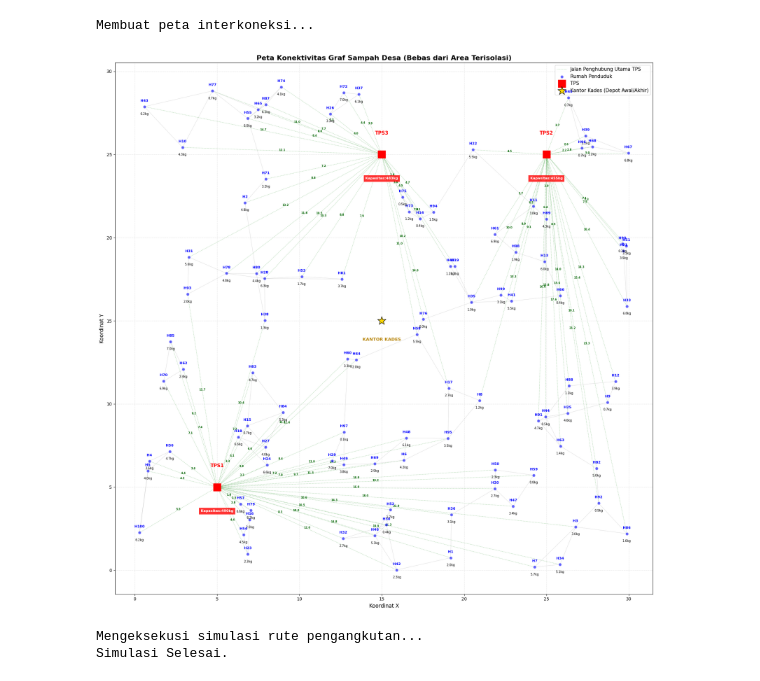
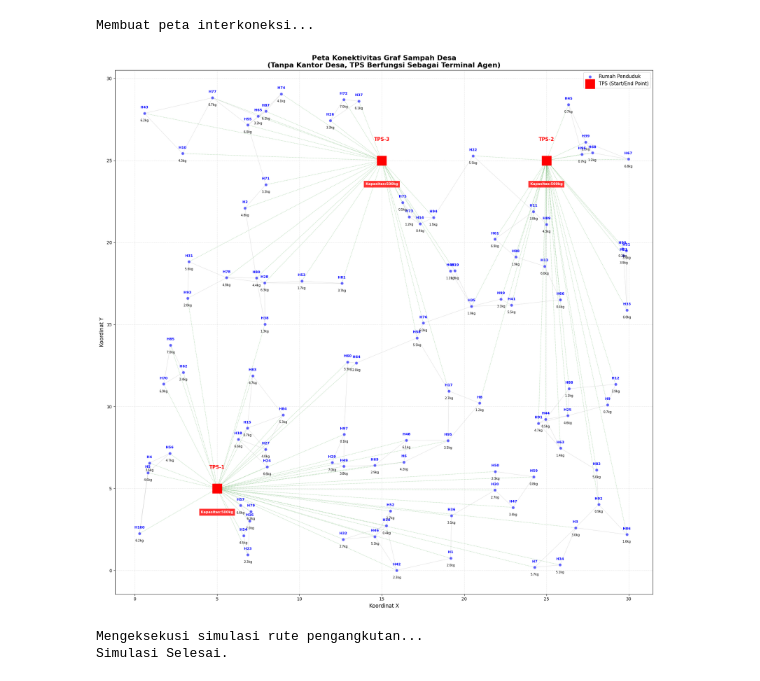
Before and after one commit to ighfir-maulana/Tubes-DKA, a Jupyter notebook: ighfir.ipynb, the cells around one changed output. Drawn from its saved outputs; the diff is of its cells as text; code cells hidden in the pictures.

```diff
--- a/ighfir.ipynb
+++ b/ighfir.ipynb
@@ -68,7 +81,7 @@ trucks = [Vehicle(f"Truk-{i+1}", "Truk", 200, TIME_TRK_START, TIME_TRK_END, 3.0/
 all_vehicles = carts + trucks
 # %%
 # ==========================================================
-# 2. SELEKSI JALAN DAN VISUALISASI TANPA AREA TERISOLASI
+# 2. SELEKSI JALAN DAN VISUALISASI PETA
 # ==========================================================
 def plot_village_map(houses, tps_list):
     plt.figure(figsize=(18, 18))
@@ -89,45 +102,39 @@ def plot_village_map(houses, tps_list):
                 plt.plot([start_node.x, end_node.x], [start_node.y, end_node.y], color='gray', linestyle='-', linewidth=0.6, alpha=0.3)
                 seen_edges.add(pair)
 
-    # JALAN KRUSIAL: Hubungkan setiap rumah ke TPS terdekat untuk memutus isolasi graf
+    # Hubungkan setiap rumah ke TPS terdekat (memutus isolasi graf)
     for h in houses:
         closest_tps = min(tps_list, key=lambda t: get_dist(h, t))
         d = get_dist(h, closest_tps)
         pair = tuple(sorted((h.id, closest_tps.id)))
         if pair not in seen_edges:
-            plt.plot([h.x, closest_tps.x], [h.y, closest_tps.y], color='green', linestyle=':', linewidth=0.8, alpha=0.5, label='Jalan Penghubung Utama TPS' if 'Jalan Penghubung Utama TPS' not in plt.gca().get_legend_handles_labels()[1] else "")
-            mid_x, mid_y = (h.x + closest_tps.x)/2, (h.y + closest_tps.y)/2
-            plt.text(mid_x, mid_y, f"{d:.1f}", color='darkgreen', fontsize=6, fontweight='bold', ha='center')
+            plt.plot([h.x, closest_tps.x], [h.y, closest_tps.y], color='green', linestyle=':', linewidth=0.8, alpha=0.5)
             seen_edges.add(pair)
 
     # Plot Rumah Penduduk
     plt.scatter([h.x for h in houses], [h.y for h in houses], c='blue', s=50, label='Rumah Penduduk', alpha=0.6, edgecolors='white', zorder=5)
     for h in houses:
         plt.text(h.x, h.y + 0.3, f"{h.id}", fontsize=8, color='blue', ha='center', fontweight='bold', zorder=6)
         plt.text(h.x, h.y - 0.5, f"{h.waste:.1f}kg", fontsize=7, color='black', ha='center', zorder=6)
 
-    # Plot TPS
-    plt.scatter([t.x for t in tps_list], [t.y for t in tps_list], c='red', marker='s', s=300, label='TPS', zorder=10)
+    # Plot TPS (Kini Berfungsi Sebagai Depot Awal & Akhir)
+    plt.scatter([t.x for t in tps_list], [t.y for t in tps_list], c='red', marker='s', s=450, label='TPS (Start/End Point)', zorder=10)
     for t in tps_list:
         plt.text(t.x, t.y + 1.2, f"{t.id}", fontsize=11, color='red', ha='center', fontweight='bold', zorder=11)
         plt.text(t.x, t.y - 1.5, f"Kapasitas:{t.cap:.0f}kg", fontsize=8, color='white', ha='center', fontweight='bold', bbox=dict(facecolor='red', alpha=0.8, edgecolor='none'))
 
-    # Plot Kantor Kades (Depot)
-    plt.scatter(DEPOT_X, DEPOT_Y, c='gold', marker='*', s=400, label='Kantor Kades (Depot Awal/Akhir)', zorder=15, edgecolors='black')
-    plt.text(DEPOT_X, DEPOT_Y - 1.2, "KANTOR KADES", fontsize=10, color='darkgoldenrod', ha='center', fontweight='bold')
-
-    plt.title('Peta Konektivitas Graf Sampah Desa (Bebas dari Area Terisolasi)', fontsize=16, fontweight='bold')
+    plt.title('Peta Konektivitas Graf Sampah Desa\n(Tanpa Kantor Desa, TPS Berfungsi Sebagai Terminal Agen)', fontsize=16, fontweight='bold')
     plt.xlabel('Koordinat X', fontsize=12)
     plt.ylabel('Koordinat Y', fontsize=12)
     plt.grid(True, linestyle='--', alpha=0.3)
     plt.legend(loc='upper right', fontsize=11)
     plt.tight_layout()
     plt.show()
 
 print("Membuat peta interkoneksi...")
 plot_village_map(houses, tps_list)
 # %% [output]
 Membuat peta interkoneksi...
-[figure, old version]
+[figure, new version]
 # %%
 # ==========================================================
```
Also changed, not shown: parts of 3 cells of this notebook.
